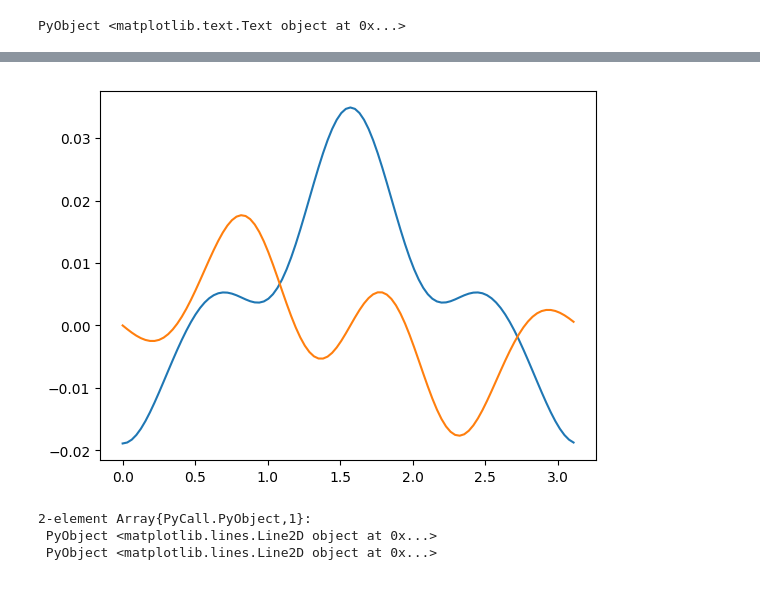
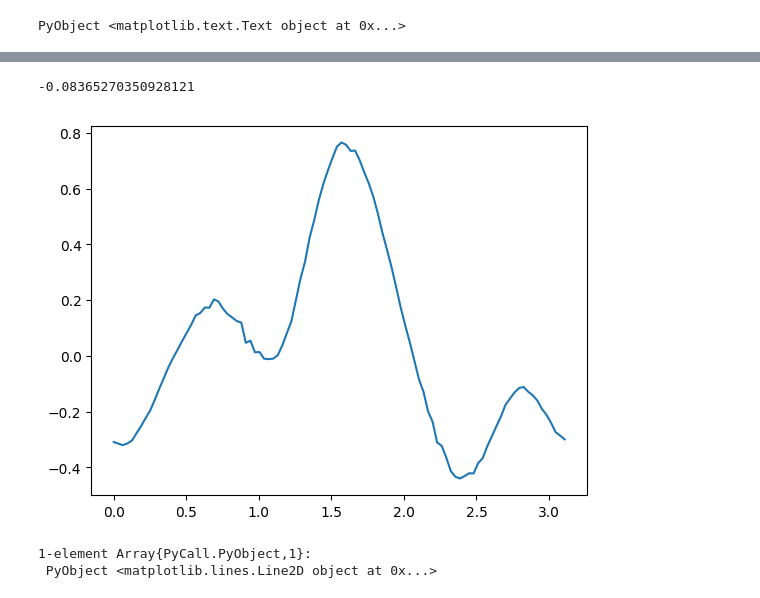
Before and after one commit to JuliaIBPM/ViscousFlow.jl, a Jupyter notebook: examples/Testing Navier-Stokes on a body.ipynb, the cells around one changed output, grey strips where cells are left out. Cells and saved outputs as stored; diff of their text form; code cells hidden in the pictures.

```diff
--- a/examples/Testing Navier-Stokes on a body.ipynb
+++ b/examples/Testing Navier-Stokes on a body.ipynb
@@ -219,11 +208,33 @@ plot(s,tract)
-# %%
-norms = [map(x -> x[1], Bodies.normal(bcyl)) map(x -> x[2], Bodies.normal(bcyl))]
-tract = h(0.5).f*dom.grid.Δx^2
-ds = Bodies.ds(bcyl);
-s = cumsum([0; 0.5*(ds[1:bcyl.N-1]+ds[2:bcyl.N])]);
-plot(s,tract)
-# %% [output]
-[figure, removed]
-2-element Array{PyCall.PyObject,1}:
- PyObject <matplotlib.lines.Line2D object at 0x...>
- PyObject <matplotlib.lines.Line2D object at 0x...>
+# %%
+teval = 0.05
+ux,uy = Grids.curl(dom.grid,-gops.L⁻¹(h(teval).u))
+vx,vy = Grids.shift(dom.grid,Grids.curl(dom.grid,-gops.L⁻¹(h(teval).u))) # vx is x velocity at dual x faces,
+wx,wy = Grids.shift(dom.grid,h(teval).u) # wx is w at the dual x faces, wy is w at the dual y faces
+f̃ = h(teval).f
+fx,fy = reshape(dom.Eᵀ[1]*f̃[:,1],size(dom.grid.facex)),reshape(dom.Eᵀ[2]*f̃[:,2],size(dom.grid.facey))
+divwxu = Grids.diverg(dom.grid,-vy.*wy+fx,(vx.+1.0).*wx+fy);
+divwxu = [zeros(1,dom.grid.N[2]+2); zeros(dom.grid.N[1]+1,1) divwxu];
+#divwxu = [divwxu zeros(dom.grid.N[1]+1,1); zeros(1,dom.grid.N[2]+2)];
+ptot = -gops.L⁻¹(divwxu./dom.grid.Δx)*dom.grid.Δx^2
+ptot = ptot[1:dom.grid.N[1]+1,1:dom.grid.N[2]+1]
+vxnode = 0.5*(ux[1:dom.grid.N[1]+1,:]+ux[2:dom.grid.N[1]+2,:]) + 1.0;
+vynode = 0.5*(uy[:,1:dom.grid.N[2]+1]+uy[:,2:dom.grid.N[2]+2]);
+p = ptot - 0.5*(vxnode.^2+vynode.^2);
+psurf = dom.Ẽᵀ[2]'*reshape(p,length(dom.grid.node));
+p = p[2:dom.grid.N[1],2:dom.grid.N[2]];
+
+norms = [map(x -> x[1], Bodies.normal(dom.body[1])) map(x -> x[2], Bodies.normal(dom.body[1]))]
+#tract = h(0.5).f*dom.grid.Δx^2./Bodies.ds(dom.body[1])
+#press = -sum(tract.*norms,2);
+ds = Bodies.ds(dom.body[1]);
+ssurf = cumsum([0; 0.5*(ds[1:dom.body[1].N-1]+ds[2:dom.body[1].N])]);
+# %%
+mean(psurf)
+# %% [output]
+-0.08365270350928121
+# %%
+plot(ssurf,psurf+0.03)
+# %% [output]
+[figure, added]
+1-element Array{PyCall.PyObject,1}:
+ PyObject <matplotlib.lines.Line2D object at 0x...>
```
Also changed, not shown: parts of 8 cells of this notebook, 1 other file.
